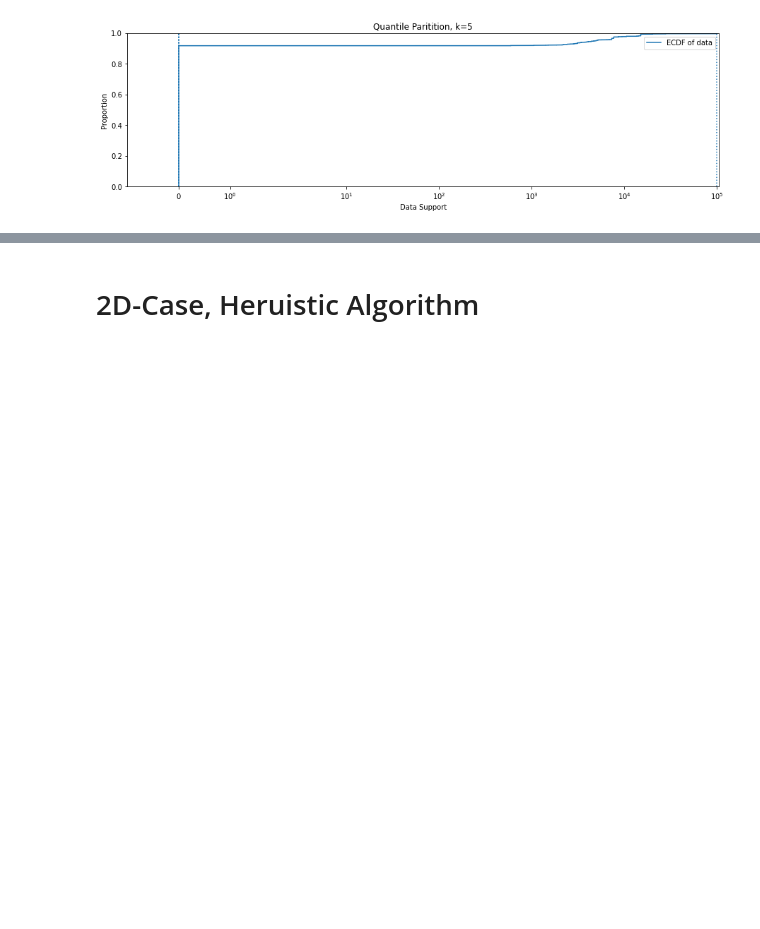
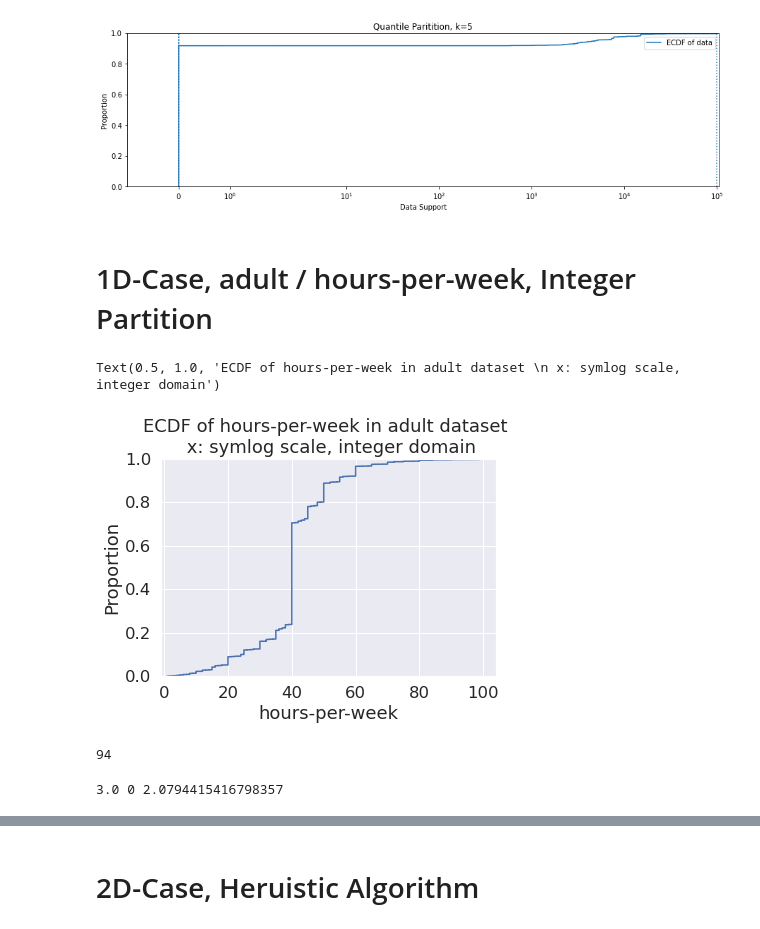
Before and after one commit to 122689305/khist, a Jupyter notebook: test_khist.ipynb, the cells around one changed output, grey strips where cells are left out. Saved outputs shown, nothing was run; the diff lists cells and outputs as text; code cells hidden in the pictures; blank space fills up the shorter version.

```diff
--- a/test_khist.ipynb
+++ b/test_khist.ipynb
@@ -168,3 +195,28 @@ ax.set_xlabel('Data Support')
 Text(0.5, 0, 'Data Support')
 [figure]
 [figure]
+# %% [markdown]
+# 1D-Case, adult / hours-per-week, Integer Partition
+# %%
+adult = pd.read_csv('./adult/adult.csv')
+#display(adult)
+fig, ax = plt.subplots()
+sns.ecdfplot(adult['hours-per-week'])
+#ax.set_xscale('symlog')
+ax.set_xlim(-1, None)
+ax.set_title('ECDF of hours-per-week in adult dataset \n x: symlog scale, integer domain')
+# %% [output]
+Text(0.5, 1.0, 'ECDF of hours-per-week in adult dataset \n x: symlog scale, integer domain')
+[figure, added]
+# %%
+len(adult['hours-per-week'].unique())
+# %% [output]
+94
+# %%
+eps = 1.0
+A = adult['hours-per-week'].values.reshape(-1, 1)
+myprivtree = privtree.PrivTree(A, eps, [(0, int(np.max(A)))], ['int'])
+G, root = myprivtree.partition()
+G = myprivtree.naive_est()
+# %% [output]
+3.0 0 2.0794415416798357
```
Also changed, not shown: parts of 10 cells of this notebook, 25 other files.
